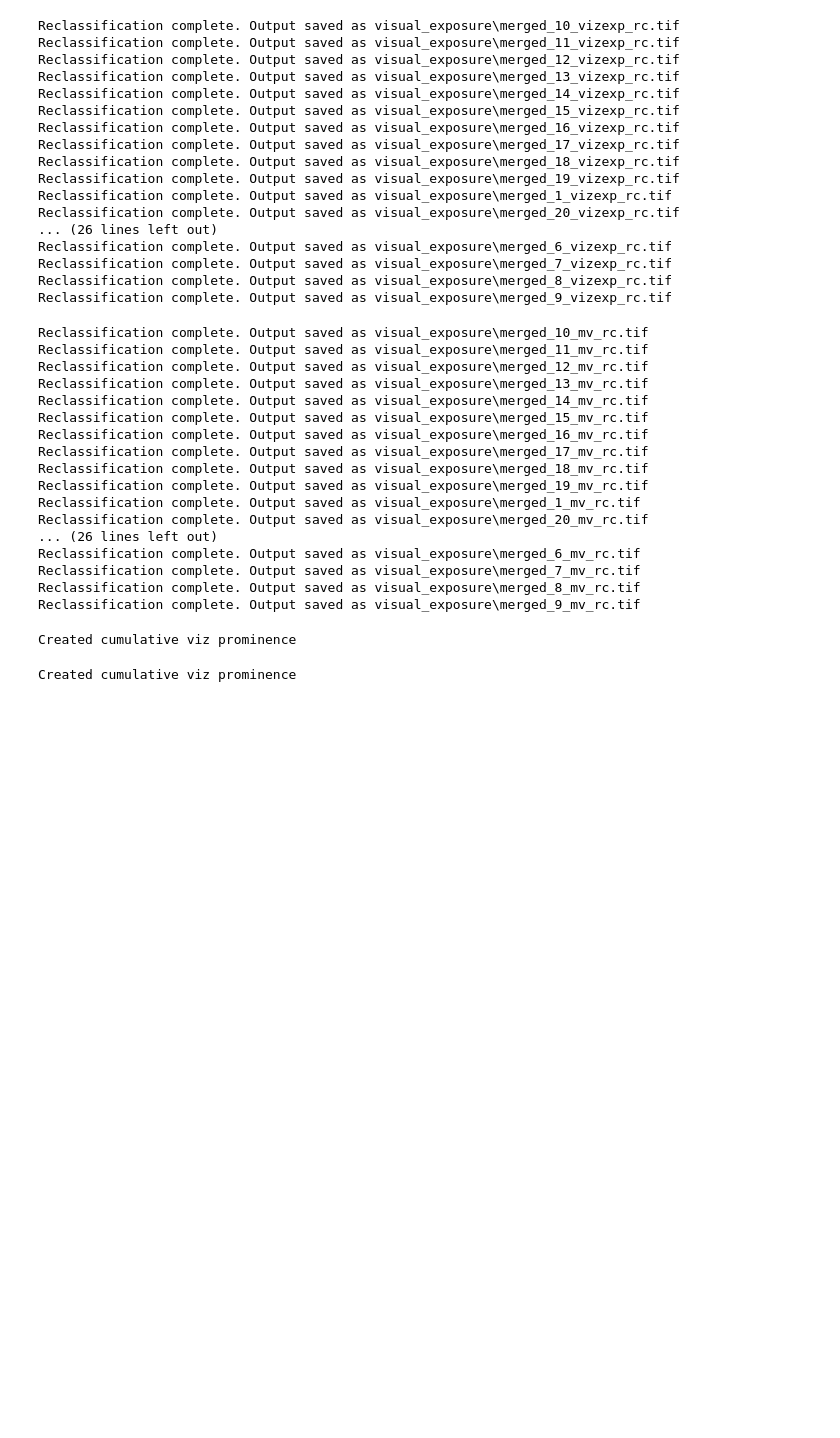
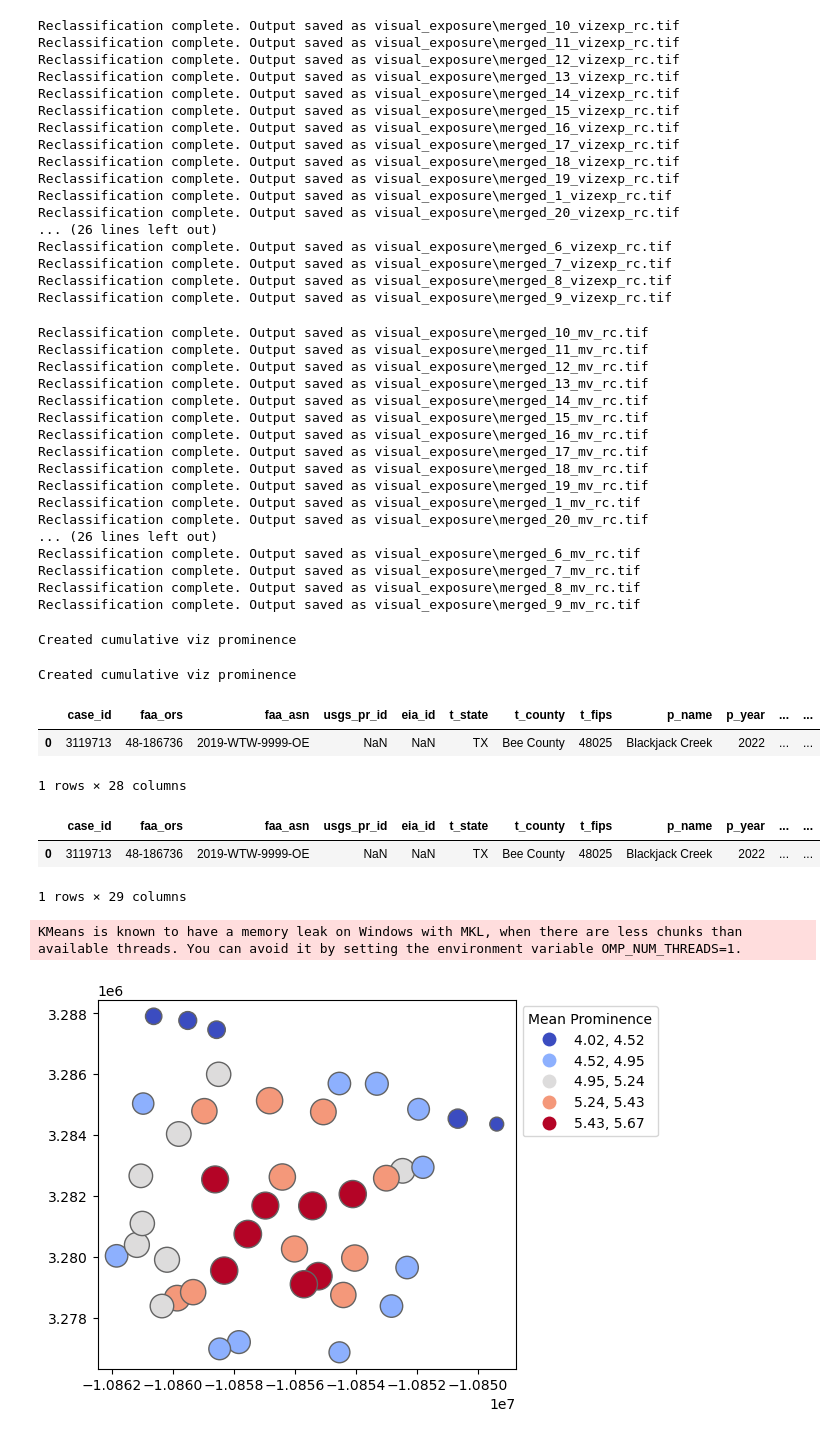
Before and after one commit to Sidrcs/viawind, a Jupyter notebook: VIA_test.ipynb, the cells around one changed output. Saved outputs shown, nothing was run; the diff lists cells and outputs as text; code cells hidden in the pictures; blank space fills up the shorter version.

Commit message:
Mean Prominence update

```diff
--- a/VIA_test.ipynb
+++ b/VIA_test.ipynb
@@ -1211,3 +1211,9 @@ vizexp_fpath = 'cummulative_outputs/cummulative_visual_exposure.tif'
 mv_fpath = 'cummulative_outputs/cummulative_meaningful_exposure.tif'
 output_path = 'cummulative_outputs/cummulative_mean_prominence.tif'
 calc_mean_prominence(vizexp_fpath, mv_fpath, output_path)
+# %%
+gdf_tx_aoi.head(1)
+# %% [output]
+|  | case_id | faa_ors | faa_asn | usgs_pr_id | eia_id | t_state | t_county | t_fips | p_name | p_year | ... | ... |
+| 0 | 3119713 | 48-186736 | 2019-WTW-9999-OE | NaN | NaN | TX | Bee County | 48025 | Blackjack Creek | 2022 | ... | ... |
+1 rows × 28 columns
@@ -1213,0 +1237,41 @@ calc_mean_prominence(vizexp_fpath, mv_fpath, output_path)
+# %%
+windturbine_shapefile = 'datasets/tx_aoi.shp'
+mean_prominence_raster = 'cummulative_outputs/cummulative_mean_prominence.tif'
+col_name = 'mean_prominence'
+
+viz_prom_gdf = bind_mean_prominence_to_turbines(windturbine_shapefile, mean_prominence_raster, col_name)
+# %%
+viz_prom_gdf.head(1)
+# %% [output]
+|  | case_id | faa_ors | faa_asn | usgs_pr_id | eia_id | t_state | t_county | t_fips | p_name | p_year | ... | ... |
+| 0 | 3119713 | 48-186736 | 2019-WTW-9999-OE | NaN | NaN | TX | Bee County | 48025 | Blackjack Creek | 2022 | ... | ... |
+1 rows × 29 columns
+# %%
+viz_prom_gdf['mean_prominence'] = viz_prom_gdf['mean_prominence'].astype(float)
+# %%
+min_marker_size = 5
+max_marker_size = 20
+
+# Normalize the values in 'mean_prominence' to be within the specified range
+normalized_sizes = (viz_prom_gdf['mean_prominence'] - viz_prom_gdf['mean_prominence'].min()) / (
+    viz_prom_gdf['mean_prominence'].max() - viz_prom_gdf['mean_prominence'].min()
+)
+viz_prom_gdf['normalized_sizes'] = min_marker_size + (max_marker_size - min_marker_size) * normalized_sizes
+# %%
+color_scheme = 'coolwarm'
+
+# Plot the GeoDataFrame with proportional symbols
+ax = viz_prom_gdf.plot(column='mean_prominence', markersize=viz_prom_gdf['normalized_sizes']*20,
+                       legend=True, cmap=color_scheme, scheme = 'NaturalBreaks', k=5,
+                       edgecolor='#636363', aspect='equal' )
+
+# Set the number of legend classes
+if ax.get_legend():
+    ax.get_legend().set_title('Mean Prominence')
+    ax.get_legend().set_bbox_to_anchor((1, 1))
+
+plt.title("Mean Visual Prominence of Wind Turbi")
+plt.show()
+# %% [output]
+KMeans is known to have a memory leak on Windows with MKL, when there are less chunks than available threads. You can avoid it by setting the environment variable OMP_NUM_THREADS=1.
+[figure, added]
```
Also changed, not shown: parts of 1 cell of this notebook.
